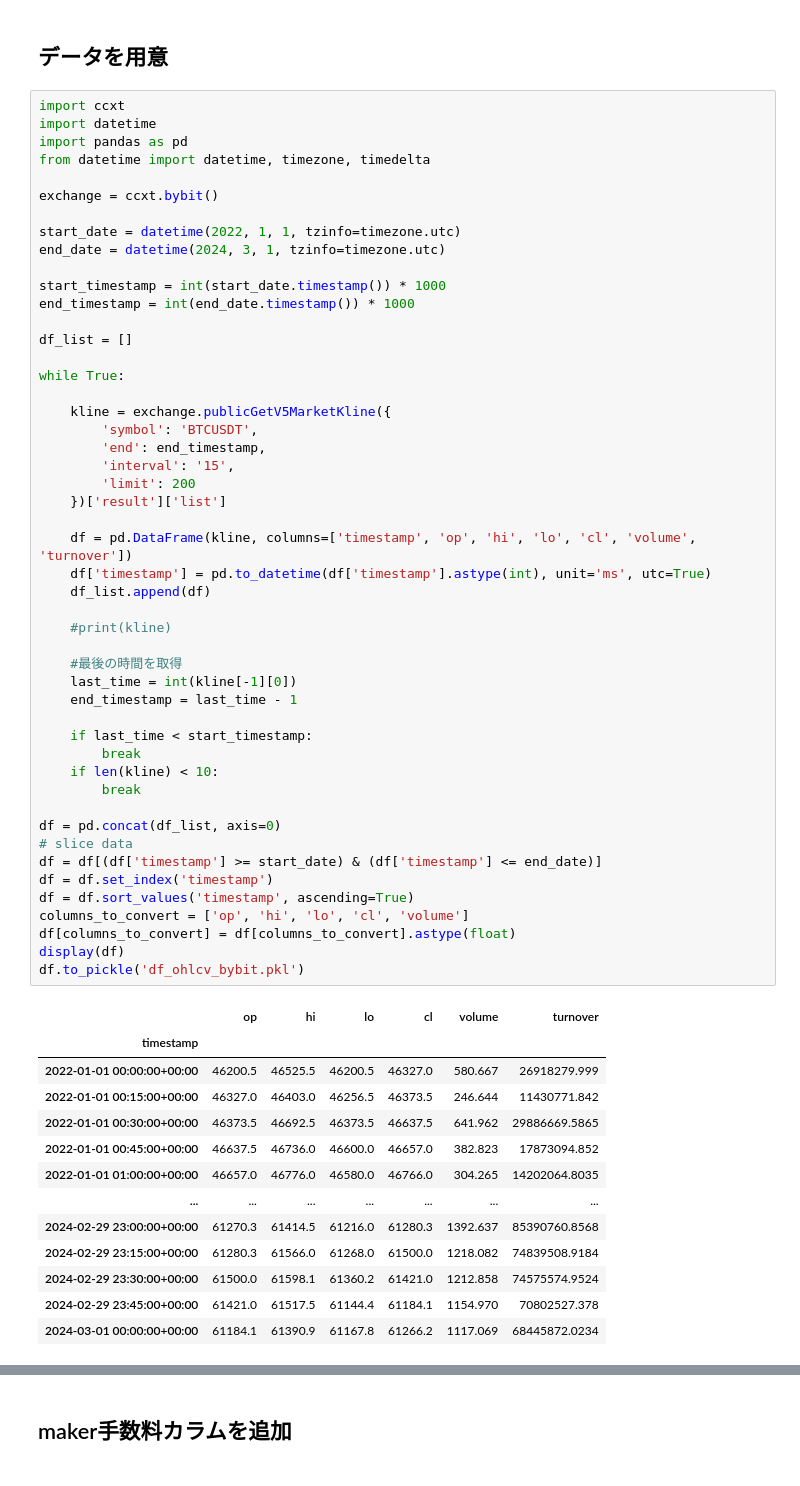
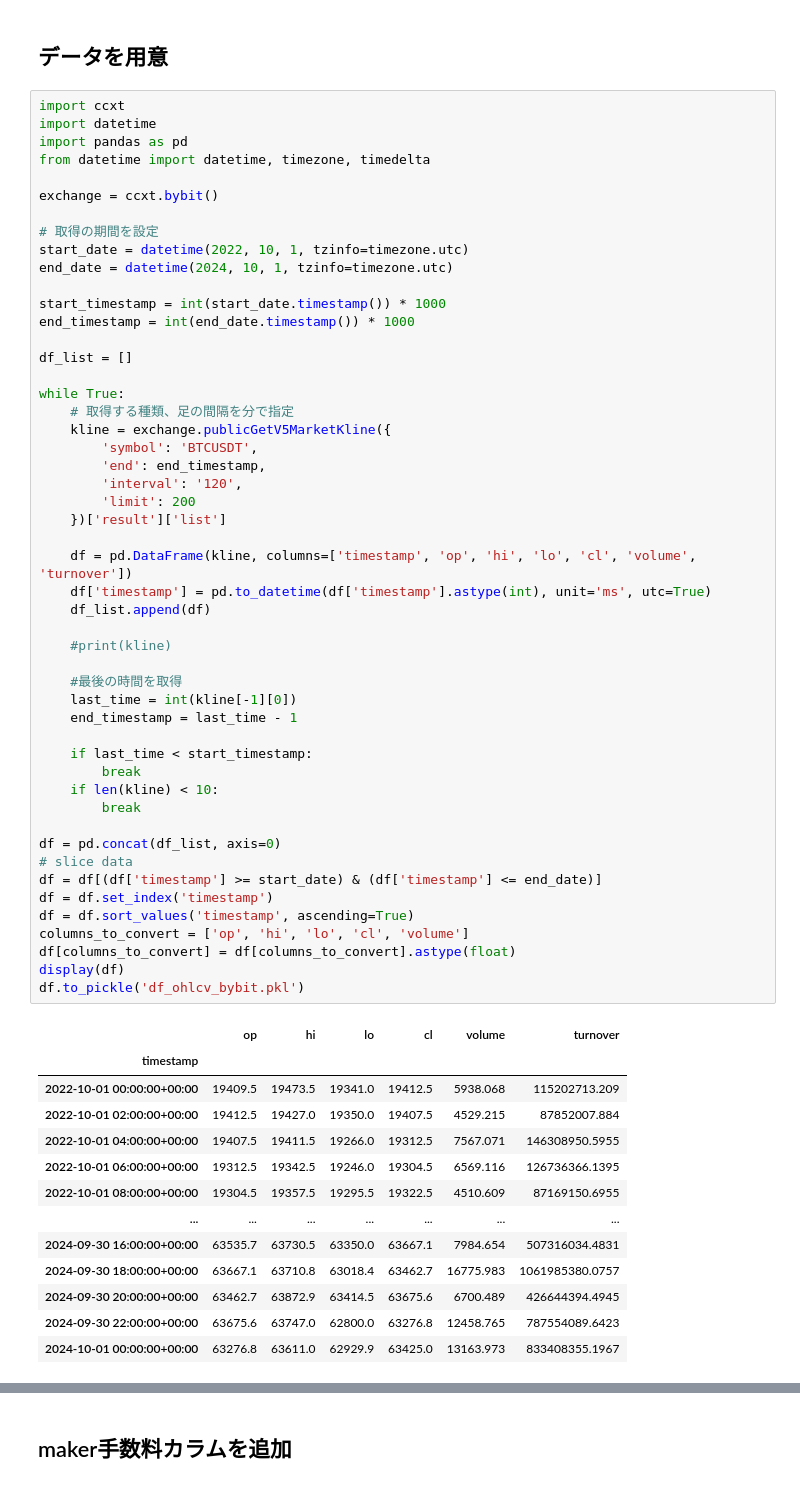
Before and after one commit to fuji-pon/mlbot_tutorial, a Jupyter notebook: work/tutorial-bybit.ipynb, the cells around one changed output, grey strips where cells are left out. Drawn from its saved outputs; the diff is of its cells as text.

```diff
--- a/work/tutorial-bybit.ipynb
+++ b/work/tutorial-bybit.ipynb
@@ -33,8 +33,9 @@ from datetime import datetime, timezone, timedelta
 
 exchange = ccxt.bybit()
 
-start_date = datetime(2022, 1, 1, tzinfo=timezone.utc)
-end_date = datetime(2024, 3, 1, tzinfo=timezone.utc)
+# 取得の期間を設定
+start_date = datetime(2022, 10, 1, tzinfo=timezone.utc)
+end_date = datetime(2024, 10, 1, tzinfo=timezone.utc)
 
 start_timestamp = int(start_date.timestamp()) * 1000
 end_timestamp = int(end_date.timestamp()) * 1000
@@ -42,49 +43,49 @@ end_timestamp = int(end_date.timestamp()) * 1000
 df_list = []
 
 while True:
-
+	# 取得する種類、足の間隔を分で指定
     kline = exchange.publicGetV5MarketKline({
         'symbol': 'BTCUSDT',
         'end': end_timestamp,
-        'interval': '15',
+        'interval': '120',
         'limit': 200
     })['result']['list']
 
     df = pd.DataFrame(kline, columns=['timestamp', 'op', 'hi', 'lo', 'cl', 'volume', 'turnover'])
     df['timestamp'] = pd.to_datetime(df['timestamp'].astype(int), unit='ms', utc=True)
     df_list.append(df)
 
     #print(kline)
 
     #最後の時間を取得
     last_time = int(kline[-1][0])
     end_timestamp = last_time - 1
 
     if last_time < start_timestamp:
         break
     if len(kline) < 10:
         break
 
 df = pd.concat(df_list, axis=0)
 # slice data
 df = df[(df['timestamp'] >= start_date) & (df['timestamp'] <= end_date)]
 df = df.set_index('timestamp')
 df = df.sort_values('timestamp', ascending=True)
 columns_to_convert = ['op', 'hi', 'lo', 'cl', 'volume']
 df[columns_to_convert] = df[columns_to_convert].astype(float)
 display(df)
 df.to_pickle('df_ohlcv_bybit.pkl')
 # %% [output]
 |  | op | hi | lo | cl | volume | turnover |
 | timestamp |  |  |  |  |  |  |
-| 2022-01-01 00:00:00+00:00 | 46200.5 | 46525.5 | 46200.5 | 46327.0 | 580.667 | 26918279.999 |
-| 2022-01-01 00:15:00+00:00 | 46327.0 | 46403.0 | 46256.5 | 46373.5 | 246.644 | 11430771.842 |
-| 2022-01-01 00:30:00+00:00 | 46373.5 | 46692.5 | 46373.5 | 46637.5 | 641.962 | 29886669.5865 |
-| 2022-01-01 00:45:00+00:00 | 46637.5 | 46736.0 | 46600.0 | 46657.0 | 382.823 | 17873094.852 |
-| 2022-01-01 01:00:00+00:00 | 46657.0 | 46776.0 | 46580.0 | 46766.0 | 304.265 | 14202064.8035 |
+| 2022-10-01 00:00:00+00:00 | 19409.5 | 19473.5 | 19341.0 | 19412.5 | 5938.068 | 115202713.209 |
+| 2022-10-01 02:00:00+00:00 | 19412.5 | 19427.0 | 19350.0 | 19407.5 | 4529.215 | 87852007.884 |
+| 2022-10-01 04:00:00+00:00 | 19407.5 | 19411.5 | 19266.0 | 19312.5 | 7567.071 | 146308950.5955 |
+| 2022-10-01 06:00:00+00:00 | 19312.5 | 19342.5 | 19246.0 | 19304.5 | 6569.116 | 126736366.1395 |
+| 2022-10-01 08:00:00+00:00 | 19304.5 | 19357.5 | 19295.5 | 19322.5 | 4510.609 | 87169150.6955 |
 | ... | ... | ... | ... | ... | ... | ... |
-| 2024-02-29 23:00:00+00:00 | 61270.3 | 61414.5 | 61216.0 | 61280.3 | 1392.637 | 85390760.8568 |
-| 2024-02-29 23:15:00+00:00 | 61280.3 | 61566.0 | 61268.0 | 61500.0 | 1218.082 | 74839508.9184 |
-| 2024-02-29 23:30:00+00:00 | 61500.0 | 61598.1 | 61360.2 | 61421.0 | 1212.858 | 74575574.9524 |
-| 2024-02-29 23:45:00+00:00 | 61421.0 | 61517.5 | 61144.4 | 61184.1 | 1154.970 | 70802527.378 |
-| 2024-03-01 00:00:00+00:00 | 61184.1 | 61390.9 | 61167.8 | 61266.2 | 1117.069 | 68445872.0234 |
+| 2024-09-30 16:00:00+00:00 | 63535.7 | 63730.5 | 63350.0 | 63667.1 | 7984.654 | 507316034.4831 |
+| 2024-09-30 18:00:00+00:00 | 63667.1 | 63710.8 | 63018.4 | 63462.7 | 16775.983 | 1061985380.0757 |
+| 2024-09-30 20:00:00+00:00 | 63462.7 | 63872.9 | 63414.5 | 63675.6 | 6700.489 | 426644394.4945 |
+| 2024-09-30 22:00:00+00:00 | 63675.6 | 63747.0 | 62800.0 | 63276.8 | 12458.765 | 787554089.6423 |
+| 2024-10-01 00:00:00+00:00 | 63276.8 | 63611.0 | 62929.9 | 63425.0 | 13163.973 | 833408355.1967 |
```
Also changed, not shown: parts of 8 cells of this notebook, 2 other files.
